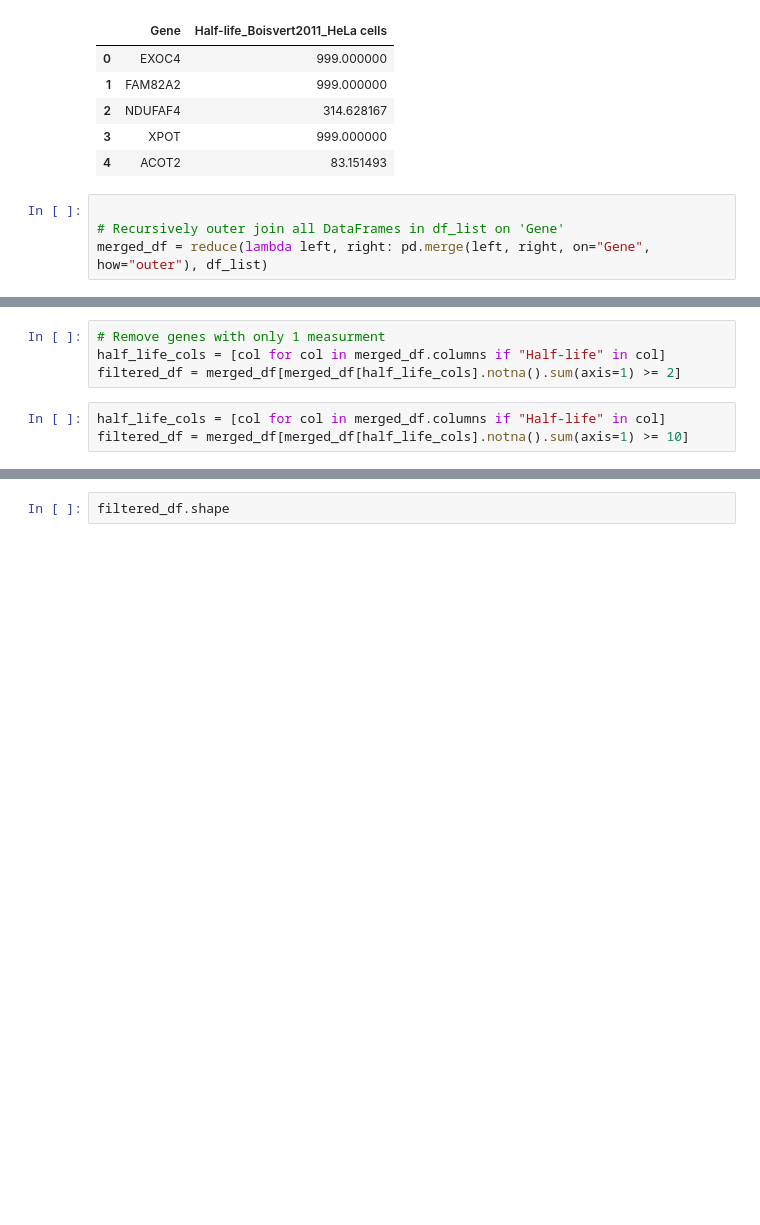
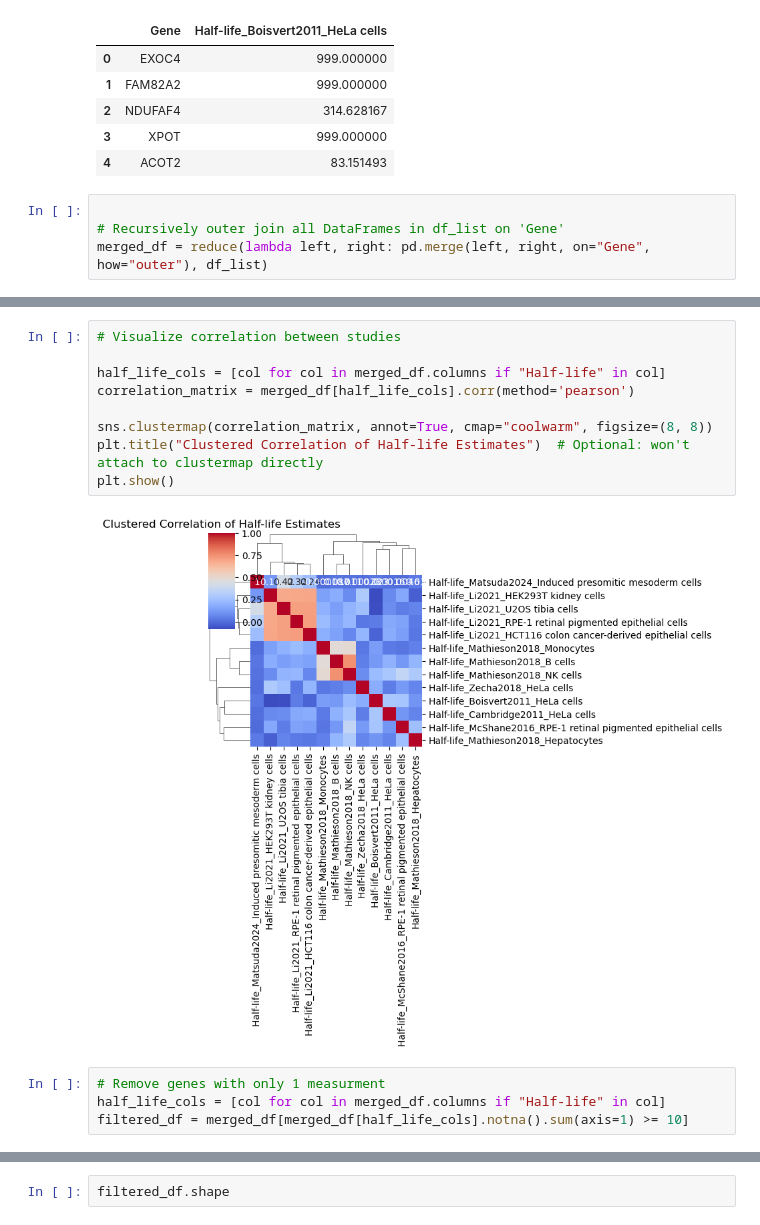
Before and after one commit to reliscu/experimental_parameters, a Jupyter notebook: plot_half-life_data.ipynb, the cells around one changed output, grey strips where cells are left out. Drawn from its saved outputs; the diff is of its cells as text; blank space fills up the shorter version.

```diff
--- a/plot_half-life_data.ipynb
+++ b/plot_half-life_data.ipynb
@@ -44,7 +35,15 @@ merged_df.head()
-# %%
-# Remove genes with only 1 measurment
-half_life_cols = [col for col in merged_df.columns if "Half-life" in col]
-filtered_df = merged_df[merged_df[half_life_cols].notna().sum(axis=1) >= 2]
-# %%
-half_life_cols = [col for col in merged_df.columns if "Half-life" in col]
-filtered_df = merged_df[merged_df[half_life_cols].notna().sum(axis=1) >= 10]
+# %%
+# Visualize correlation between studies
+
+half_life_cols = [col for col in merged_df.columns if "Half-life" in col]
+correlation_matrix = merged_df[half_life_cols].corr(method='pearson')
+
+sns.clustermap(correlation_matrix, annot=True, cmap="coolwarm", figsize=(8, 8))
+plt.title("Clustered Correlation of Half-life Estimates")  # Optional: won't attach to clustermap directly
+plt.show()
+# %% [output]
+[figure, added]
+# %%
+# Remove genes with only 1 measurment
+half_life_cols = [col for col in merged_df.columns if "Half-life" in col]
+filtered_df = merged_df[merged_df[half_life_cols].notna().sum(axis=1) >= 10]
```
Also changed, not shown: parts of 4 cells of this notebook, 2 other files.
